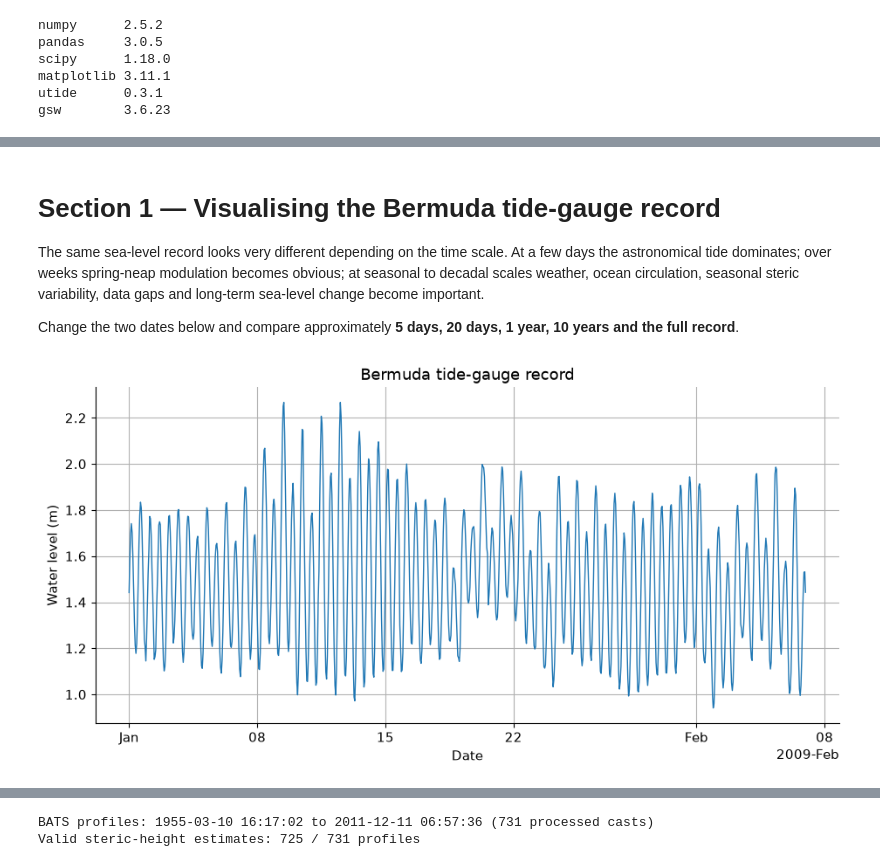
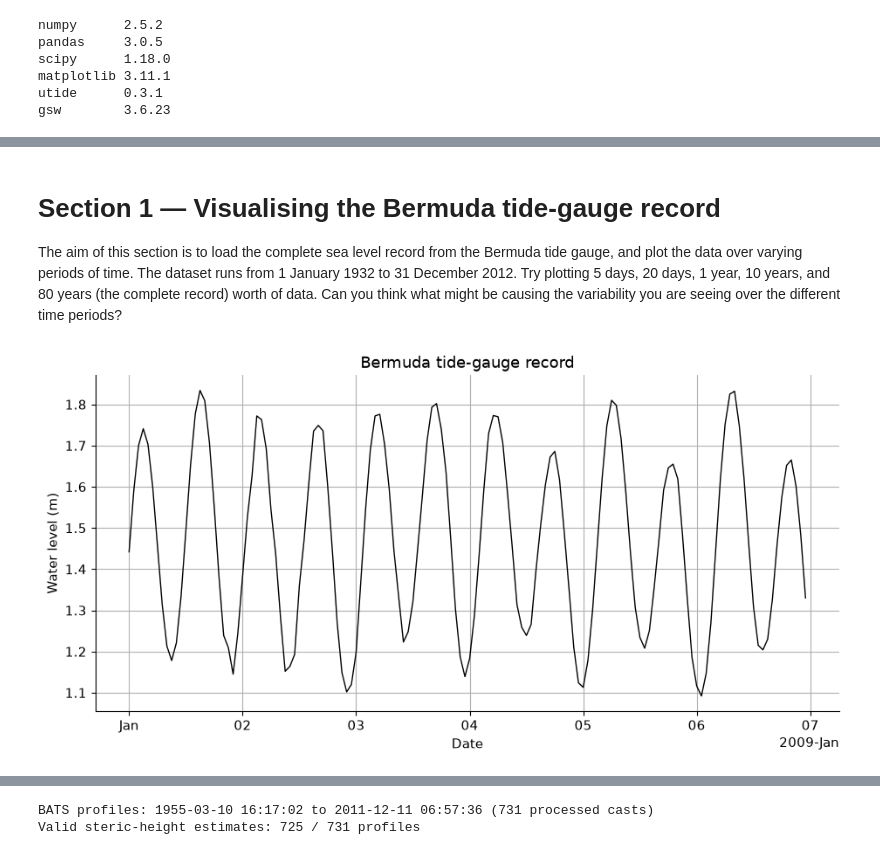
Before and after one commit to nvogtvincent/bermuda_slprac, a Jupyter notebook: SeaLevelPractical_Python.ipynb, the cells around one changed output, grey strips where cells are left out. Saved outputs shown, nothing was run; the diff lists cells and outputs as text; code cells hidden in the pictures.

```diff
--- a/SeaLevelPractical_Python.ipynb
+++ b/SeaLevelPractical_Python.ipynb
@@ -222,19 +88,20 @@ BATS file: /home/nvogt/Documents/Teaching/SeaLevelPractical_Python/processed_dat
 # %% [markdown]
 # Section 1 — Visualising the Bermuda tide-gauge record
 
-The same sea-level record looks very different depending on the time scale. At a few days the astronomical tide dominates; over weeks spring-neap modulation becomes obvious; at seasonal to decadal scales weather, ocean circulation, seasonal steric variability, data gaps and long-term sea-level change become important.
-
-Change the two dates below and compare approximately **5 days, 20 days, 1 year, 10 years and the full record**.
+The aim of this section is to load the complete sea level record from the Bermuda tide gauge, and plot the data over varying periods of time. The dataset runs from 1 January 1932 to 31 December 2012. Try plotting 5 days, 20 days, 1 year, 10 years, and 80 years (the complete record) worth of data. Can you think what might be causing the variability you are seeing over the different time periods?
 # %%
+# Define start and end times of the plot (format YYYY-MM-DD)
 PLOT_START = "2009-01-01"
-PLOT_END = "2009-02-06"
+PLOT_END = "2009-01-06"
 
+# Extract a subset of the tide gauge data
 view = tg.loc[PLOT_START:PLOT_END]
 
+# Create a figure
 fig, ax = plt.subplots()
-ax.plot(view.index, view, lw=1)
+ax.plot(view.index, view, lw=1, c='k')
 ax.set(xlabel="Date", ylabel="Water level (m)", title="Bermuda tide-gauge record")
 format_date_axis(ax)
 plt.show()
 # %% [output]
-[figure, old version]
+[figure, new version]
```
Also changed, not shown: parts of 24 cells of this notebook, 1 other file.
